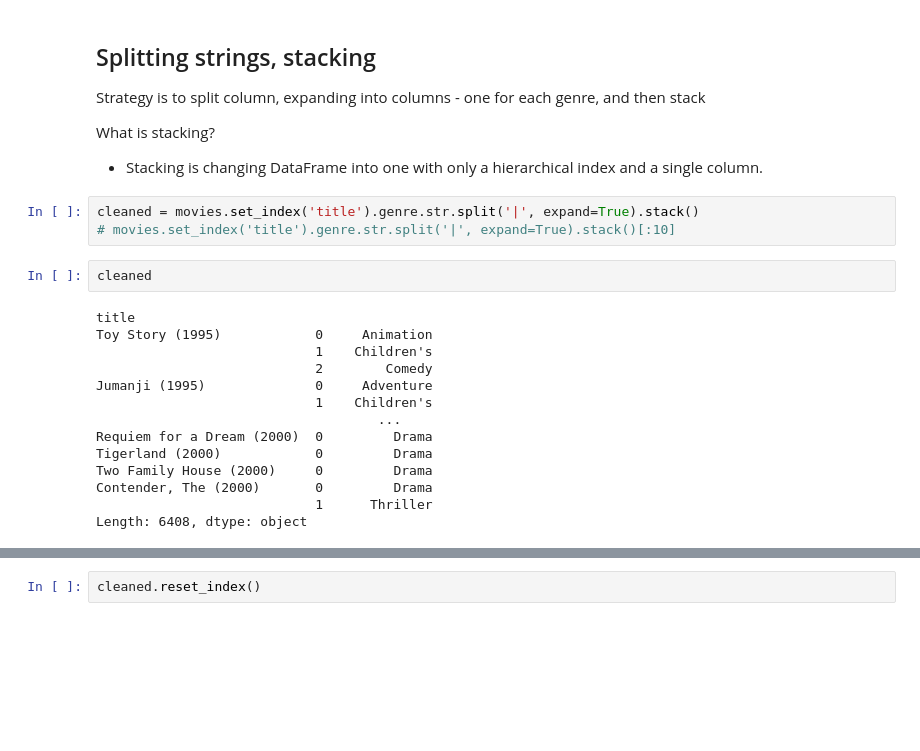
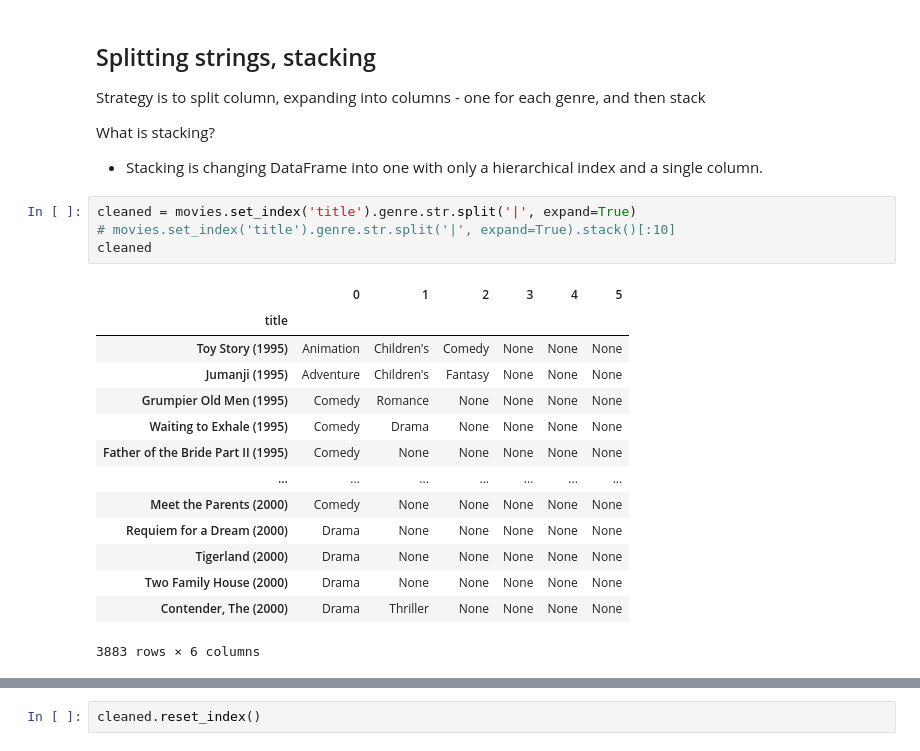
Before and after one commit to mblackstock/ds1-analytics, a Jupyter notebook: 3-movies.ipynb, the cells around one changed output, grey strips where cells are left out. Saved outputs shown, nothing was run; the diff lists cells and outputs as text; blank space fills up the shorter version.

Commit message:
update movies where we do analysis on genres

```diff
--- a/3-movies.ipynb
+++ b/3-movies.ipynb
@@ -713,21 +724,21 @@ What is stacking?
 
 * Stacking is changing DataFrame into one with only a hierarchical index and a single column.
 # %%
-cleaned = movies.set_index('title').genre.str.split('|', expand=True).stack()
+cleaned = movies.set_index('title').genre.str.split('|', expand=True)
 # movies.set_index('title').genre.str.split('|', expand=True).stack()[:10]
+cleaned
+# %% [output]
+|  | 0 | 1 | 2 | 3 | 4 | 5 |
+| title |  |  |  |  |  |  |
+| Toy Story (1995) | Animation | Children's | Comedy | None | None | None |
+| Jumanji (1995) | Adventure | Children's | Fantasy | None | None | None |
+| Grumpier Old Men (1995) | Comedy | Romance | None | None | None | None |
+| Waiting to Exhale (1995) | Comedy | Drama | None | None | None | None |
+| Father of the Bride Part II (1995) | Comedy | None | None | None | None | None |
+| ... | ... | ... | ... | ... | ... | ... |
+| Meet the Parents (2000) | Comedy | None | None | None | None | None |
+| Requiem for a Dream (2000) | Drama | None | None | None | None | None |
+| Tigerland (2000) | Drama | None | None | None | None | None |
+| Two Family House (2000) | Drama | None | None | None | None | None |
+| Contender, The (2000) | Drama | Thriller | None | None | None | None |
+3883 rows × 6 columns
-# %%
-cleaned
-# %% [output]
-title
-Toy Story (1995)            0     Animation
-                            1    Children's
-                            2        Comedy
-Jumanji (1995)              0     Adventure
-                            1    Children's
-                                    ...
-Requiem for a Dream (2000)  0         Drama
-Tigerland (2000)            0         Drama
-Two Family House (2000)     0         Drama
-Contender, The (2000)       0         Drama
-                            1      Thriller
-Length: 6408, dtype: object
```
Also changed, not shown: parts of 6 cells of this notebook.
